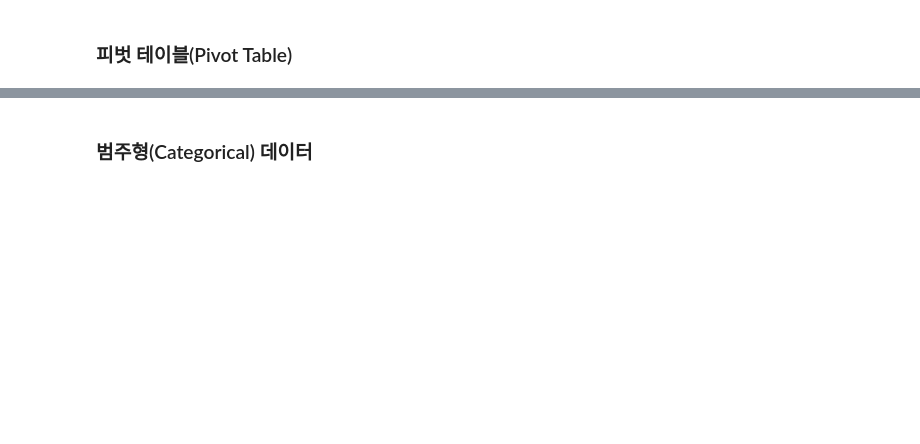
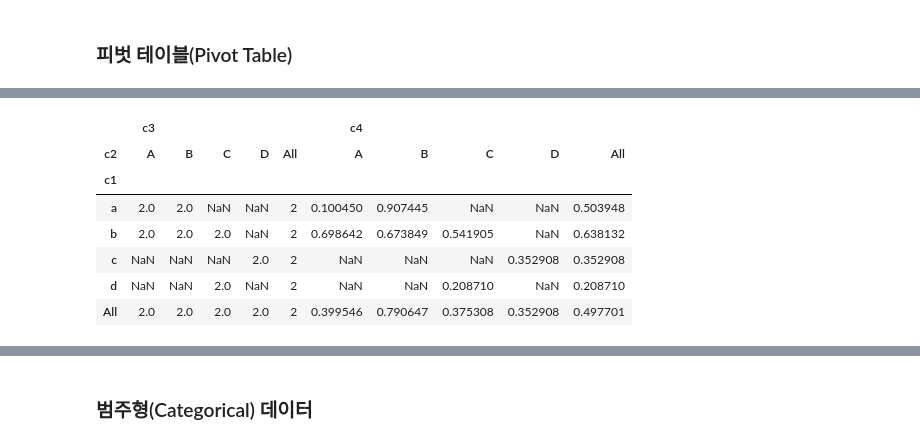
Before and after one commit to JIWOONGDAN/Python_Practice, a Jupyter notebook: _Pandas_한번에_제대로_배우기.ipynb, the cells around one changed output, grey strips where cells are left out. Saved outputs shown, nothing was run; the diff lists cells and outputs as text; code cells hidden in the pictures; blank space fills up the shorter version.

```diff
--- a/_Pandas_한번에_제대로_배우기.ipynb
+++ b/_Pandas_한번에_제대로_배우기.ipynb
@@ -2229,2 +2509,8 @@ pd.merge(df7, df8)
 # %% [markdown]
 ### GroupBy 연산
+# %%
+df = pd.DataFrame({'c1' : ['a', 'a', 'b', 'b', 'c', 'd', 'b'],
+                   'c2' : ['A', 'B', 'B', 'A', 'D', 'C', 'C'],
+                   'c3' : np.random.randint(7),
+                   'c4' : np.random.random(7)})
+df
@@ -2232,0 +2779,14 @@ pd.merge(df7, df8)
+# %%
+df.pivot_table(['c3', 'c4'],
+               index = ['c1'],
+               columns = ['c2'],
+               margins = True)
+# %% [output]
+|  | c3 |  |  |  |  | c4 |  |  |  |  |
+| c2 | A | B | C | D | All | A | B | C | D | All |
+| c1 |  |  |  |  |  |  |  |  |  |  |
+| a | 2.0 | 2.0 | NaN | NaN | 2 | 0.100450 | 0.907445 | NaN | NaN | 0.503948 |
+| b | 2.0 | 2.0 | 2.0 | NaN | 2 | 0.698642 | 0.673849 | 0.541905 | NaN | 0.638132 |
+| c | NaN | NaN | NaN | 2.0 | 2 | NaN | NaN | NaN | 0.352908 | 0.352908 |
+| d | NaN | NaN | 2.0 | NaN | 2 | NaN | NaN | 0.208710 | NaN | 0.208710 |
+| All | 2.0 | 2.0 | 2.0 | 2.0 | 2 | 0.399546 | 0.790647 | 0.375308 | 0.352908 | 0.497701 |
```
Also changed, not shown: parts of 144 cells of this notebook.
